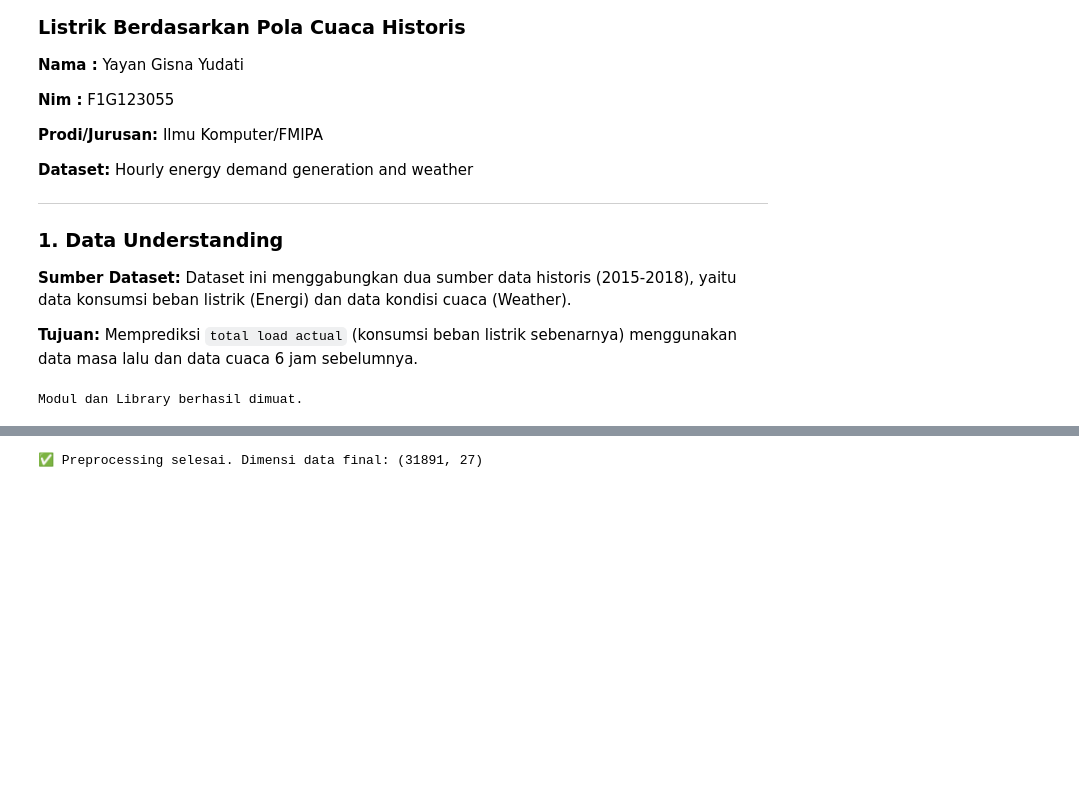
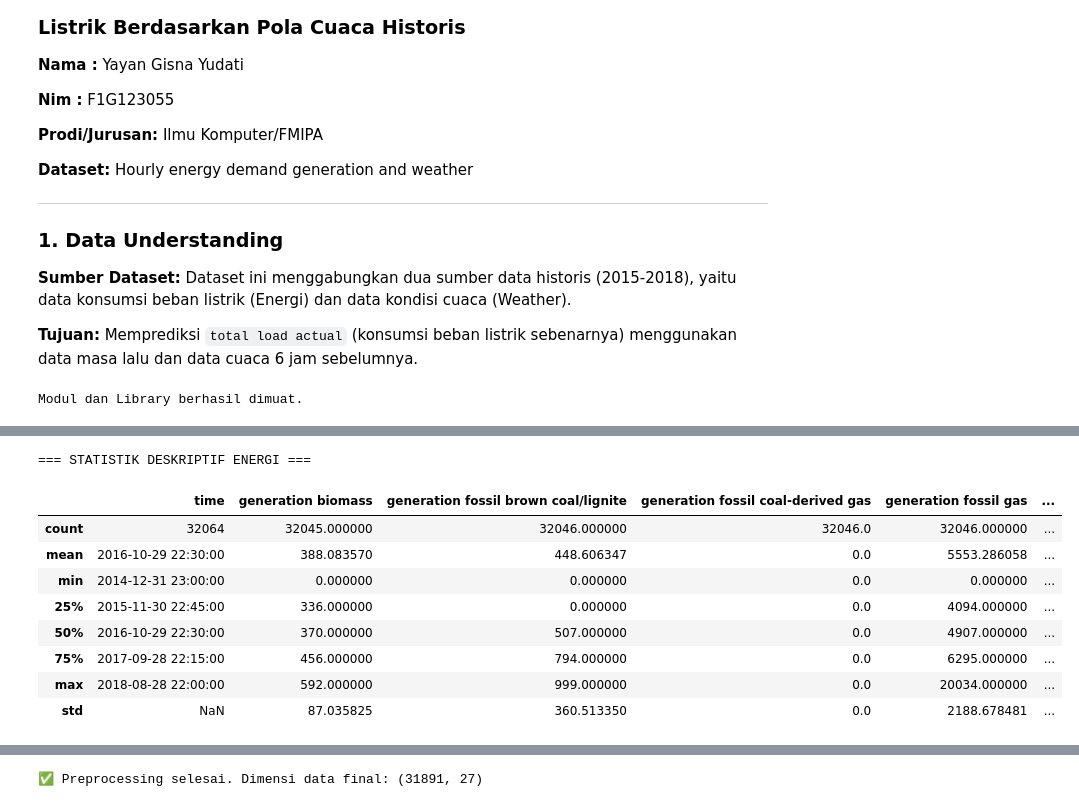
Before and after one commit to yayaangg/tugas-kecil-machine-learning, a Jupyter notebook: regresi.ipynb, the cells around one changed output, grey strips where cells are left out. Cells and saved outputs as stored; diff of their text form; code cells hidden in the pictures; blank space fills up the shorter version.

```diff
--- a/regresi.ipynb
+++ b/regresi.ipynb
@@ -119 +134,15 @@ memory usage: 2.4+ MB
+# %%
+print("\n=== STATISTIK DESKRIPTIF ENERGI ===")
+df_energy.describe()
+# %% [output]
+=== STATISTIK DESKRIPTIF ENERGI ===
+|  | time | generation biomass | generation fossil brown coal/lignite | generation fossil coal-derived gas | generation fossil gas | ... |
+| count | 32064 | 32045.000000 | 32046.000000 | 32046.0 | 32046.000000 | ... |
+| mean | 2016-10-29 22:30:00 | 388.083570 | 448.606347 | 0.0 | 5553.286058 | ... |
+| min | 2014-12-31 23:00:00 | 0.000000 | 0.000000 | 0.0 | 0.000000 | ... |
+| 25% | 2015-11-30 22:45:00 | 336.000000 | 0.000000 | 0.0 | 4094.000000 | ... |
+| 50% | 2016-10-29 22:30:00 | 370.000000 | 507.000000 | 0.0 | 4907.000000 | ... |
+| 75% | 2017-09-28 22:15:00 | 456.000000 | 794.000000 | 0.0 | 6295.000000 | ... |
+| max | 2018-08-28 22:00:00 | 592.000000 | 999.000000 | 0.0 | 20034.000000 | ... |
+| std | NaN | 87.035825 | 360.513350 | 0.0 | 2188.678481 | ... |
 # %%
```
Also changed, not shown: parts of 12 cells of this notebook.
